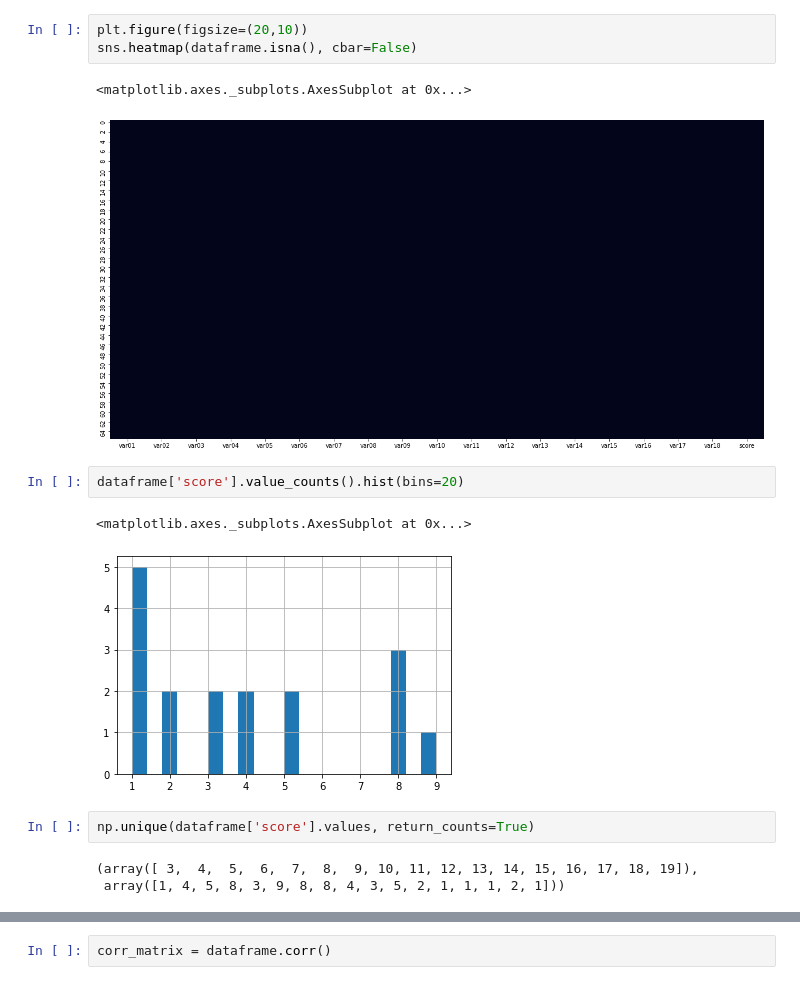
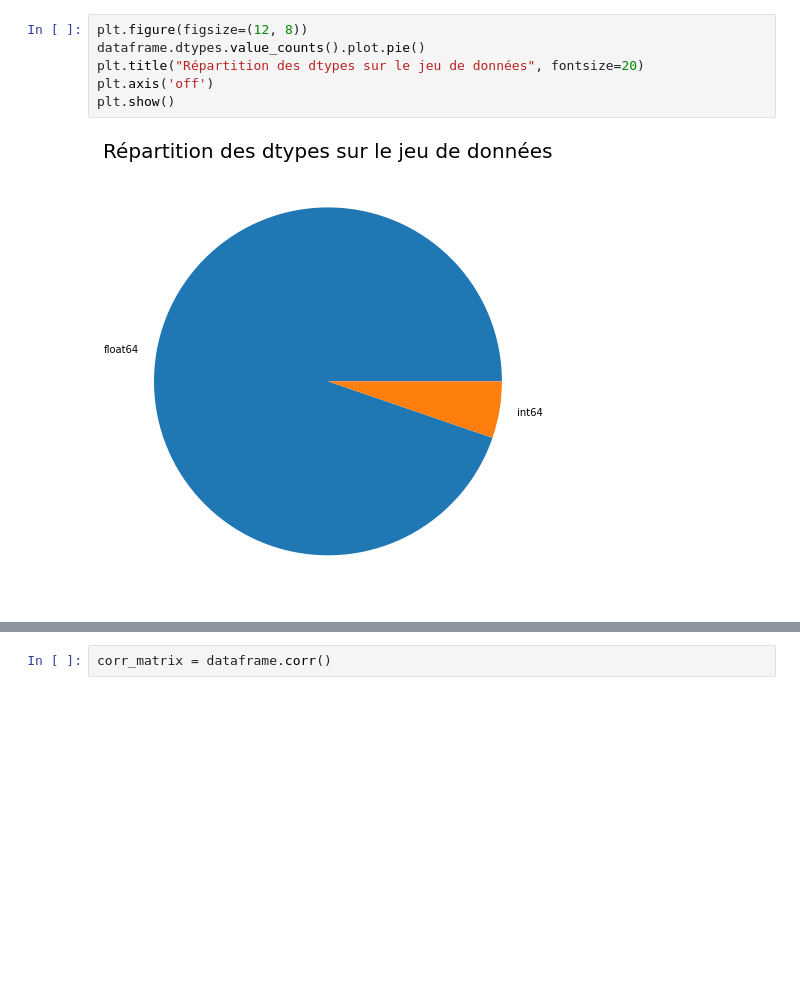
Before and after one commit to abfariah/BE_AML_Linear, a Jupyter notebook: STRANG_ROBINET.ipynb, the cells around one changed output, grey strips where cells are left out. Saved outputs shown, nothing was run; the diff lists cells and outputs as text; blank space fills up the shorter version.

```diff
--- a/STRANG_ROBINET.ipynb
+++ b/STRANG_ROBINET.ipynb
@@ -35,16 +46,8 @@ dataframe.dtypes.value_counts().plot.pie()
-# %%
-plt.figure(figsize=(20,10))
-sns.heatmap(dataframe.isna(), cbar=False)
-# %% [output]
-<matplotlib.axes._subplots.AxesSubplot at 0x...>
-[figure, removed]
-# %%
-dataframe['score'].value_counts().hist(bins=20)
-# %% [output]
-<matplotlib.axes._subplots.AxesSubplot at 0x...>
-[figure, removed]
-# %%
-np.unique(dataframe['score'].values, return_counts=True)
-# %% [output]
-(array([ 3,  4,  5,  6,  7,  8,  9, 10, 11, 12, 13, 14, 15, 16, 17, 18, 19]),
- array([1, 4, 5, 8, 3, 9, 8, 8, 4, 3, 5, 2, 1, 1, 1, 2, 1]))
+# %%
+plt.figure(figsize=(12, 8))
+dataframe.dtypes.value_counts().plot.pie()
+plt.title("Répartition des dtypes sur le jeu de données", fontsize=20)
+plt.axis('off')
+plt.show()
+# %% [output]
+[figure, added]
```
Also changed, not shown: parts of 124 cells of this notebook.
